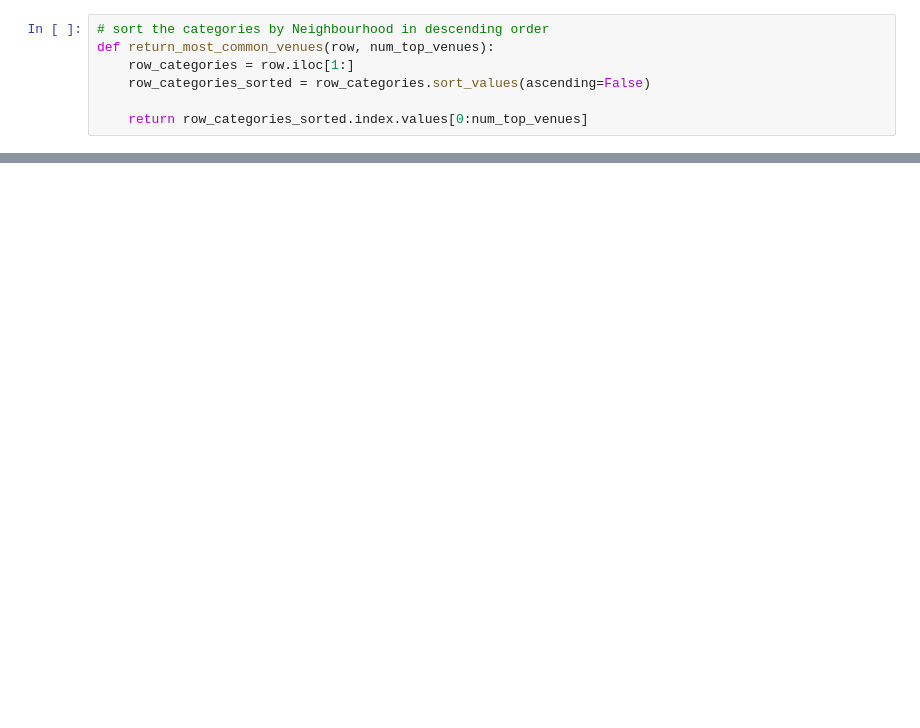
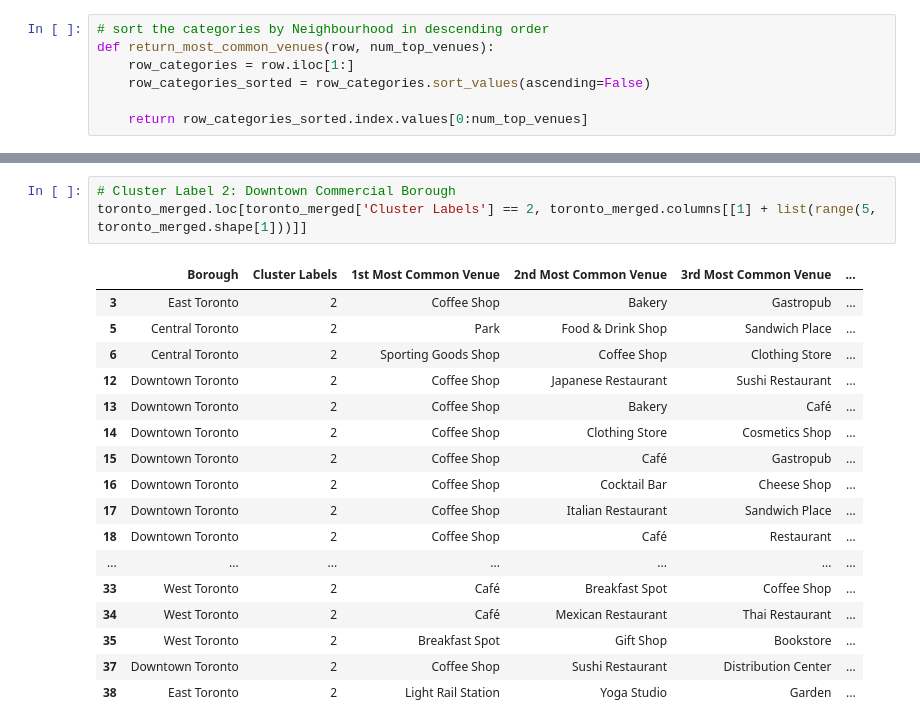
Before and after one commit to KazYokohama/Coursera-capstone-project, a Jupyter notebook: Segment and Cluster Neighborhoods in Toronto.ipynb, the cells around one changed output, grey strips where cells are left out. Saved outputs shown, nothing was run; the diff lists cells and outputs as text; blank space fills up the shorter version.

Commit message:
Published from Watson Studio.

```diff
--- a/Segment and Cluster Neighborhoods in Toronto.ipynb
+++ b/Segment and Cluster Neighborhoods in Toronto.ipynb
@@ -555,0 +615,21 @@ toronto_merged.head()
+# %%
+# Cluster Label 2: Downtown Commercial Borough
+toronto_merged.loc[toronto_merged['Cluster Labels'] == 2, toronto_merged.columns[[1] + list(range(5, toronto_merged.shape[1]))]]
+# %% [output]
+|  | Borough | Cluster Labels | 1st Most Common Venue | 2nd Most Common Venue | 3rd Most Common Venue | ... |
+| 3 | East Toronto | 2 | Coffee Shop | Bakery | Gastropub | ... |
+| 5 | Central Toronto | 2 | Park | Food & Drink Shop | Sandwich Place | ... |
+| 6 | Central Toronto | 2 | Sporting Goods Shop | Coffee Shop | Clothing Store | ... |
+| 12 | Downtown Toronto | 2 | Coffee Shop | Japanese Restaurant | Sushi Restaurant | ... |
+| 13 | Downtown Toronto | 2 | Coffee Shop | Bakery | Café | ... |
+| 14 | Downtown Toronto | 2 | Coffee Shop | Clothing Store | Cosmetics Shop | ... |
+| 15 | Downtown Toronto | 2 | Coffee Shop | Café | Gastropub | ... |
+| 16 | Downtown Toronto | 2 | Coffee Shop | Cocktail Bar | Cheese Shop | ... |
+| 17 | Downtown Toronto | 2 | Coffee Shop | Italian Restaurant | Sandwich Place | ... |
+| 18 | Downtown Toronto | 2 | Coffee Shop | Café | Restaurant | ... |
+| ... | ... | ... | ... | ... | ... | ... |
+| 33 | West Toronto | 2 | Café | Breakfast Spot | Coffee Shop | ... |
+| 34 | West Toronto | 2 | Café | Mexican Restaurant | Thai Restaurant | ... |
+| 35 | West Toronto | 2 | Breakfast Spot | Gift Shop | Bookstore | ... |
+| 37 | Downtown Toronto | 2 | Coffee Shop | Sushi Restaurant | Distribution Center | ... |
+| 38 | East Toronto | 2 | Light Rail Station | Yoga Studio | Garden | ... |
```
Also changed, not shown: parts of 22 cells of this notebook.
